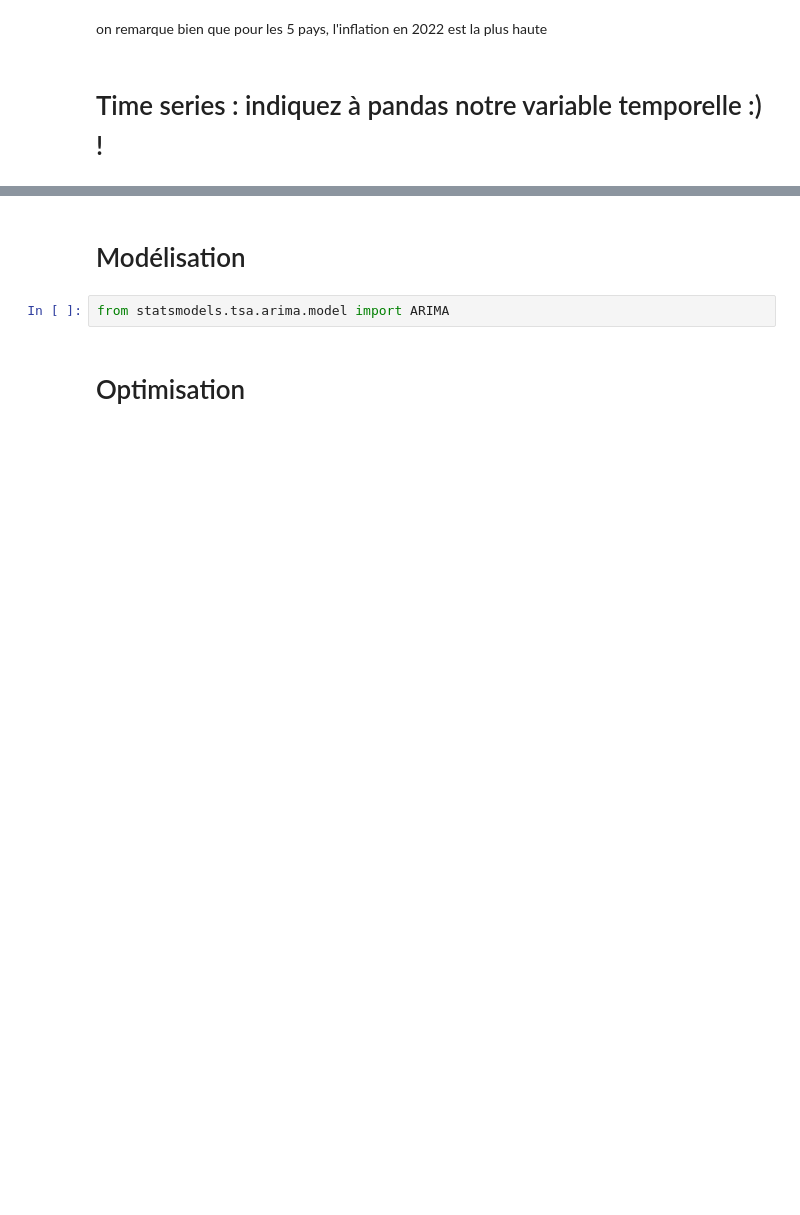
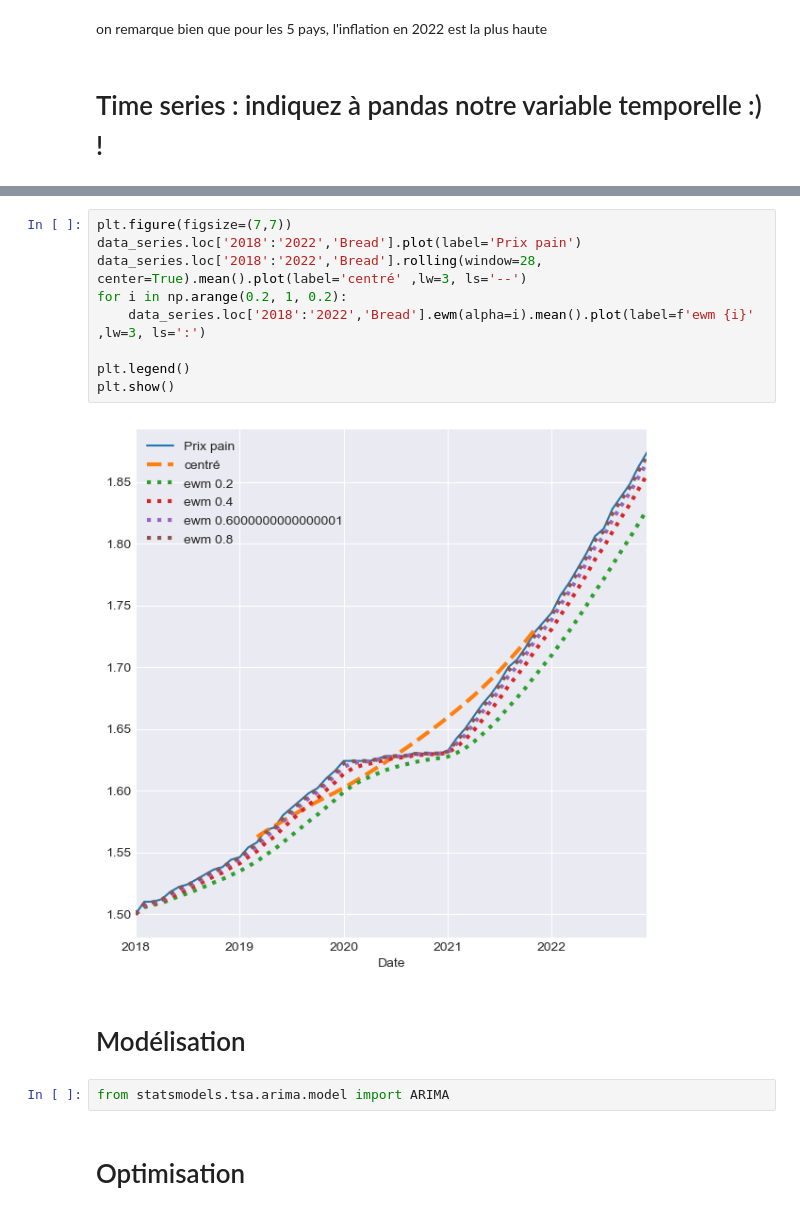
Before and after one commit to Hajoura91coding/Vital_Food_costs_5countries_2018_2022, a Jupyter notebook: Food_prices.ipynb, the cells around one changed output, grey strips where cells are left out. Drawn from its saved outputs; the diff is of its cells as text; blank space fills up the shorter version.

```diff
--- a/Food_prices.ipynb
+++ b/Food_prices.ipynb
@@ -547,7 +584,18 @@ Exemple : calcul de la moyenne sur 7 jours, puis décalage d'un jour et on recal
+# %%
+plt.figure(figsize=(7,7))
+data_series.loc['2018':'2022','Bread'].plot(label='Prix pain')
+data_series.loc['2018':'2022','Bread'].rolling(window=28, center=True).mean().plot(label='centré' ,lw=3, ls='--')
+for i in np.arange(0.2, 1, 0.2):
+    data_series.loc['2018':'2022','Bread'].ewm(alpha=i).mean().plot(label=f'ewm {i}' ,lw=3, ls=':')
+
+plt.legend()
+plt.show()
+# %% [output]
+[figure, added]
 # %% [markdown]
 # Modélisation
-# %%
-from statsmodels.tsa.arima.model import ARIMA
+# %%
+from statsmodels.tsa.arima.model import ARIMA
 # %% [markdown]
 # Optimisation
 # %% [markdown]
```
Also changed, not shown: parts of 51 cells of this notebook.
